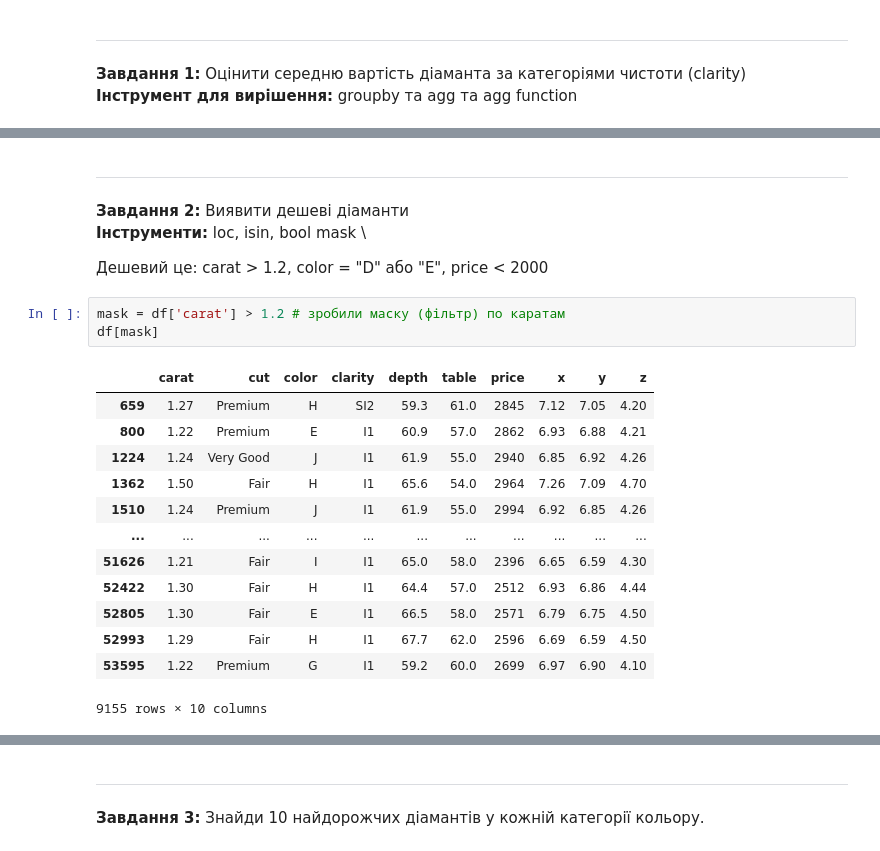
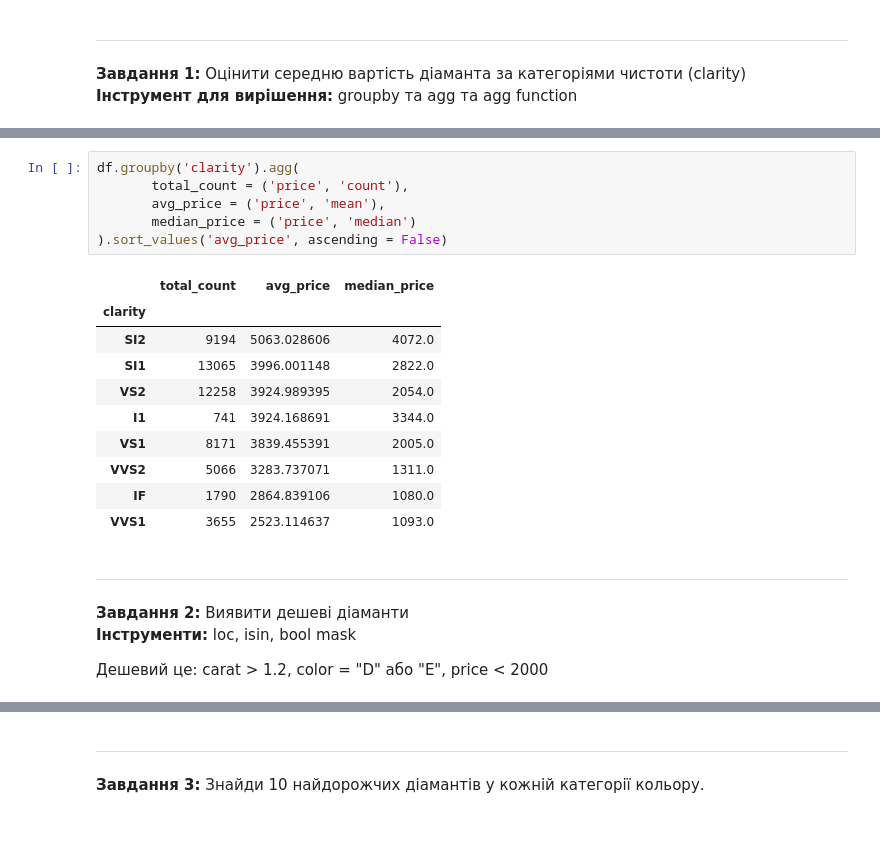
Before and after one commit to SvitlanaShustur/new_practice, a Jupyter notebook: pandas_part_1_practise_2025-11-28.ipynb, the cells around one changed output, grey strips where cells are left out. Drawn from its saved outputs; the diff is of its cells as text.

```diff
--- a/pandas_part_1_practise_2025-11-28.ipynb
+++ b/pandas_part_1_practise_2025-11-28.ipynb
@@ -149,23 +172,23 @@ Name: price, dtype: float64
+# %%
+df.groupby('clarity').agg(
+       total_count = ('price', 'count'),
+       avg_price = ('price', 'mean'),
+       median_price = ('price', 'median')
+).sort_values('avg_price', ascending = False)
+# %% [output]
+|  | total_count | avg_price | median_price |
+| clarity |  |  |  |
+| SI2 | 9194 | 5063.028606 | 4072.0 |
+| SI1 | 13065 | 3996.001148 | 2822.0 |
+| VS2 | 12258 | 3924.989395 | 2054.0 |
+| I1 | 741 | 3924.168691 | 3344.0 |
+| VS1 | 8171 | 3839.455391 | 2005.0 |
+| VVS2 | 5066 | 3283.737071 | 1311.0 |
+| IF | 1790 | 2864.839106 | 1080.0 |
+| VVS1 | 3655 | 2523.114637 | 1093.0 |
 # %% [markdown]
 ---
 **Завдання 2:** Виявити дешеві діаманти \
-**Інструменти:** loc, isin, bool mask \
+**Інструменти:** loc, isin, bool mask
 
 Дешевий це: carat > 1.2, color = "D" або "E", price < 2000
-# %%
-mask = df['carat'] > 1.2 # зробили маску (фільтр) по каратам
-df[mask]
-# %% [output]
-|  | carat | cut | color | clarity | depth | table | price | x | y | z |
-| 659 | 1.27 | Premium | H | SI2 | 59.3 | 61.0 | 2845 | 7.12 | 7.05 | 4.20 |
-| 800 | 1.22 | Premium | E | I1 | 60.9 | 57.0 | 2862 | 6.93 | 6.88 | 4.21 |
-| 1224 | 1.24 | Very Good | J | I1 | 61.9 | 55.0 | 2940 | 6.85 | 6.92 | 4.26 |
-| 1362 | 1.50 | Fair | H | I1 | 65.6 | 54.0 | 2964 | 7.26 | 7.09 | 4.70 |
-| 1510 | 1.24 | Premium | J | I1 | 61.9 | 55.0 | 2994 | 6.92 | 6.85 | 4.26 |
-| ... | ... | ... | ... | ... | ... | ... | ... | ... | ... | ... |
-| 51626 | 1.21 | Fair | I | I1 | 65.0 | 58.0 | 2396 | 6.65 | 6.59 | 4.30 |
-| 52422 | 1.30 | Fair | H | I1 | 64.4 | 57.0 | 2512 | 6.93 | 6.86 | 4.44 |
-| 52805 | 1.30 | Fair | E | I1 | 66.5 | 58.0 | 2571 | 6.79 | 6.75 | 4.50 |
-| 52993 | 1.29 | Fair | H | I1 | 67.7 | 62.0 | 2596 | 6.69 | 6.59 | 4.50 |
-| 53595 | 1.22 | Premium | G | I1 | 59.2 | 60.0 | 2699 | 6.97 | 6.90 | 4.10 |
-9155 rows × 10 columns
```
Also changed, not shown: parts of 40 cells of this notebook, 3 other files.
